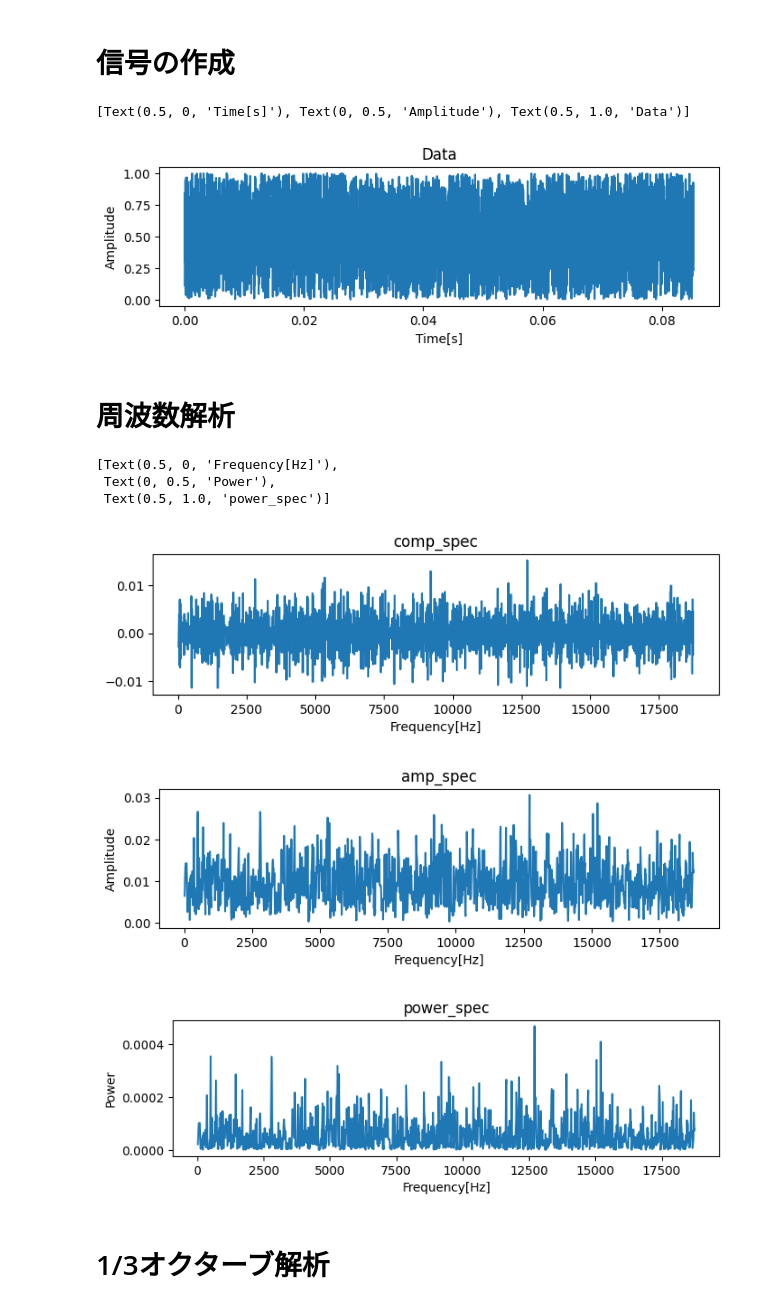
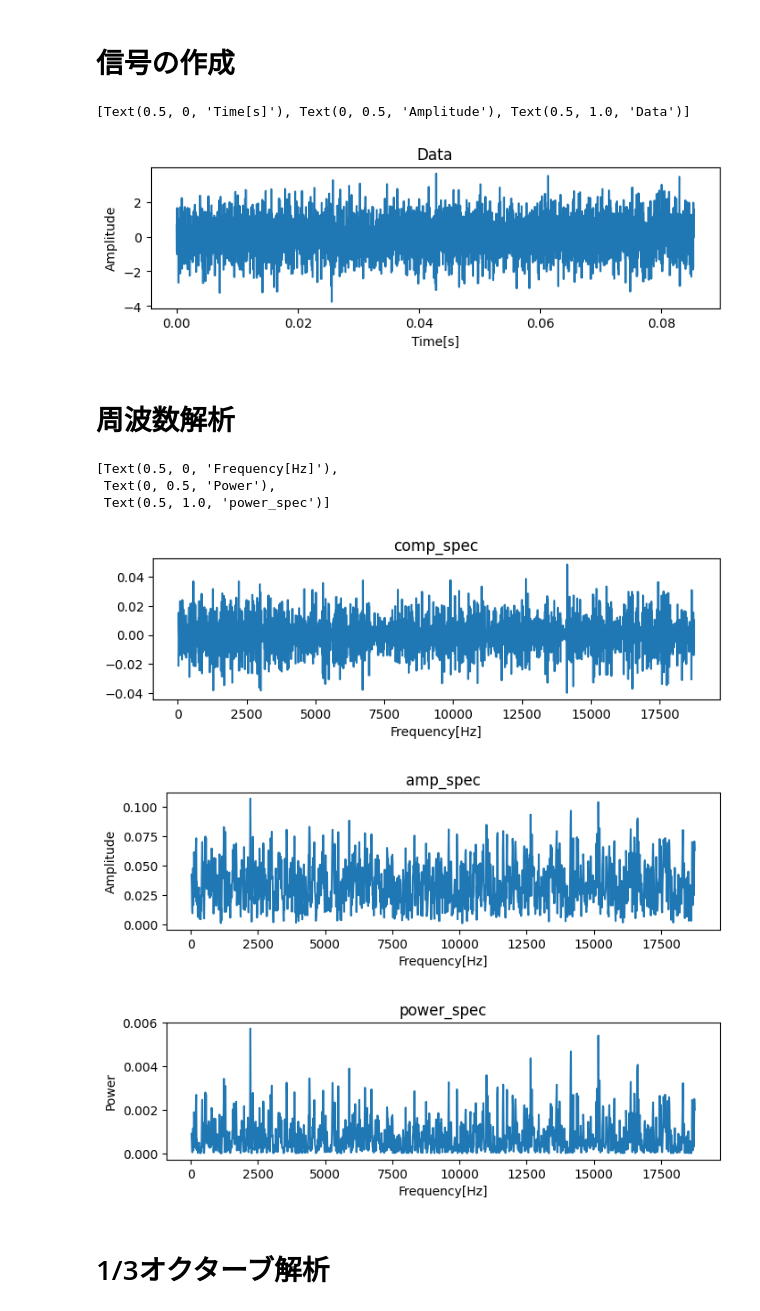
Before and after one commit to isuishi620/1-n_octave_analysis, a Jupyter notebook: src/PyFilterBank調査.ipynb, the cells around one changed output. Saved outputs shown, nothing was run; the diff lists cells and outputs as text; code cells hidden in the pictures.

```diff
--- a/src/PyFilterBank調査.ipynb
+++ b/src/PyFilterBank調査.ipynb
@@ -9,15 +9,15 @@ import matplotlib.pyplot as plt
 # %%
 fs = 48000
 n = 4096
-data = np.random.rand(n)
+data = np.random.randn(n)
 time = np.arange(n)/fs
 
 _,ax = plt.subplots(figsize=(8,2))
 ax.plot(time,data)
 ax.set(xlabel='Time[s]',ylabel='Amplitude',title='Data')
 # %% [output]
 [Text(0.5, 0, 'Time[s]'), Text(0, 0.5, 'Amplitude'), Text(0.5, 1.0, 'Data')]
-[figure, old version]
+[figure, new version]
 # %% [markdown]
 # 周波数解析
 # %%
@@ -52,9 +52,9 @@ ax.set(xlabel='Frequency[Hz]',ylabel='Power',title='power_spec')
 [Text(0.5, 0, 'Frequency[Hz]'),
  Text(0, 0.5, 'Power'),
  Text(0.5, 1.0, 'power_spec')]
-[figure, old version]
+[figure, new version]
-[figure, old version]
+[figure, new version]
-[figure, old version]
+[figure, new version]
 # %% [markdown]
 # 1/3オクターブ解析
 # %%
```
Also changed, not shown: parts of 9 cells of this notebook, 1 other file.
